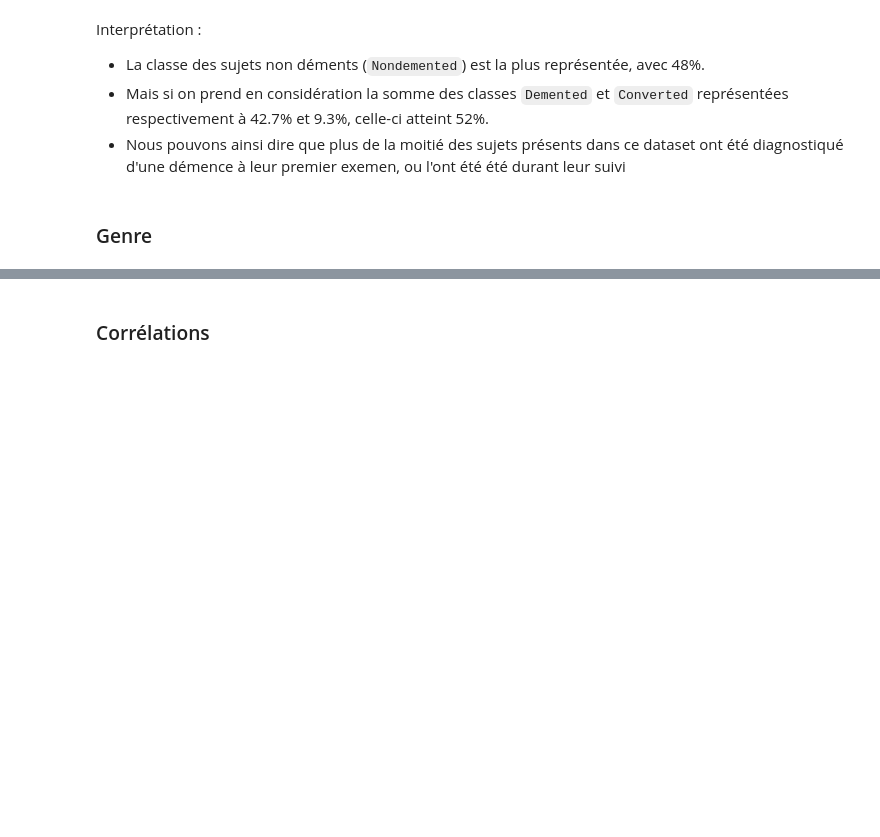
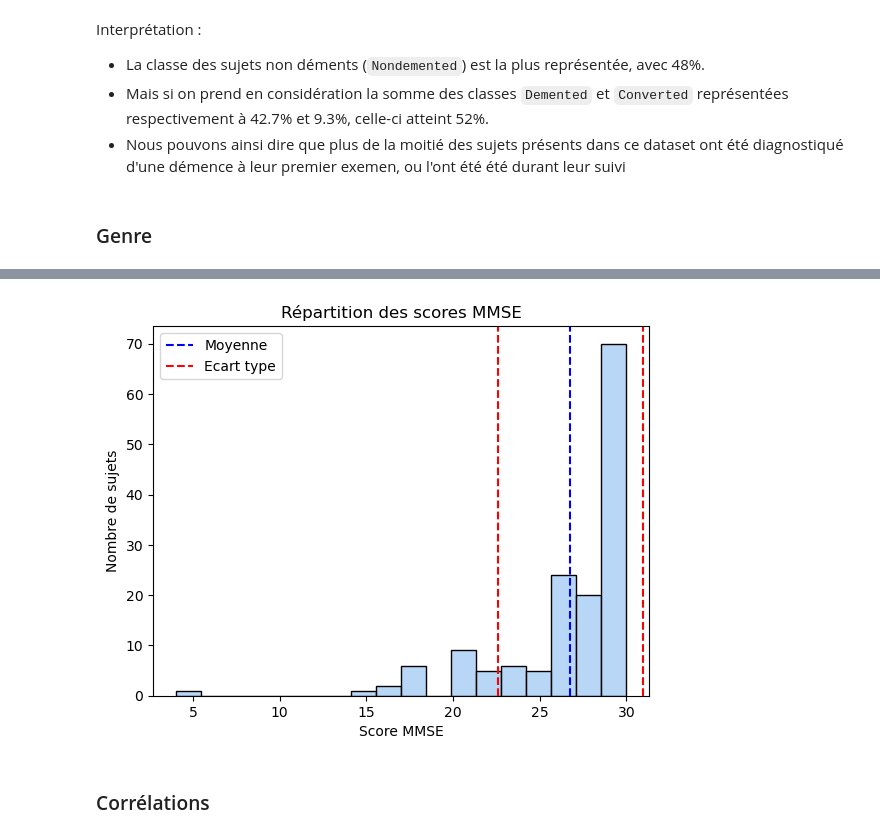
Before and after one commit to Kartmaan/alzheimer, a Jupyter notebook: alz_long.ipynb, the cells around one changed output, grey strips where cells are left out. Cells and saved outputs as stored; diff of their text form; code cells hidden in the pictures; blank space fills up the shorter version.

```diff
--- a/alz_long.ipynb
+++ b/alz_long.ipynb
@@ -330,3 +385,20 @@ Les sujet de ce datadet sont composés à majorité d'homme avec 58.7%, contre 4
+# %%
+mmse_mean = data_u['MMSE'].mean()
+mmse_std = data_u['MMSE'].std()
+# %%
+sns.histplot(data=data_u, x='MMSE')
+
+plt.axvline(mmse_mean, color='blue', linestyle='--', label='Moyenne')
+plt.axvline(mmse_mean - mmse_std, color='red', linestyle='--', label='Ecart type')
+plt.axvline(mmse_mean + mmse_std, color='red', linestyle='--')
+
+plt.xlabel('Score MMSE')
+plt.ylabel('Nombre de sujets')
+plt.title('Répartition des scores MMSE')
+plt.legend()
+plt.show()
+# %% [output]
+[figure, added]
 # %% [markdown]
 ### Corrélations
 # %% [markdown]
```
Also changed, not shown: parts of 19 cells of this notebook.
